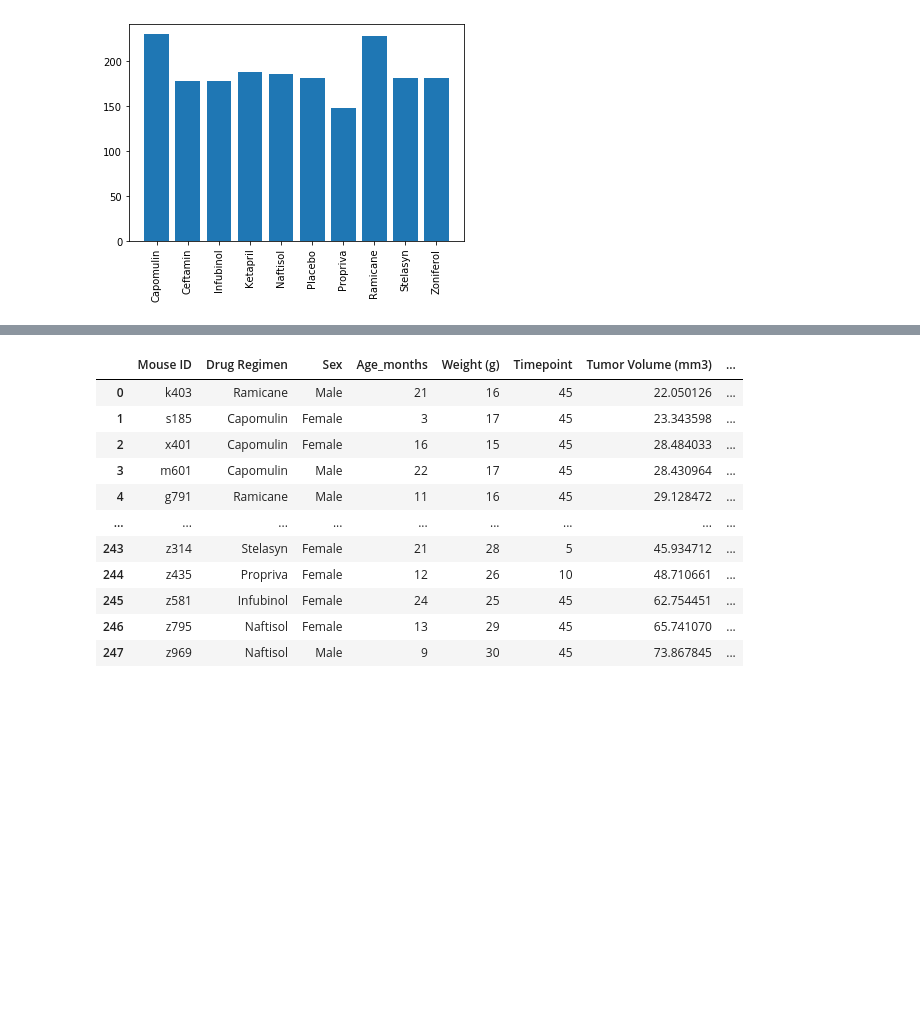
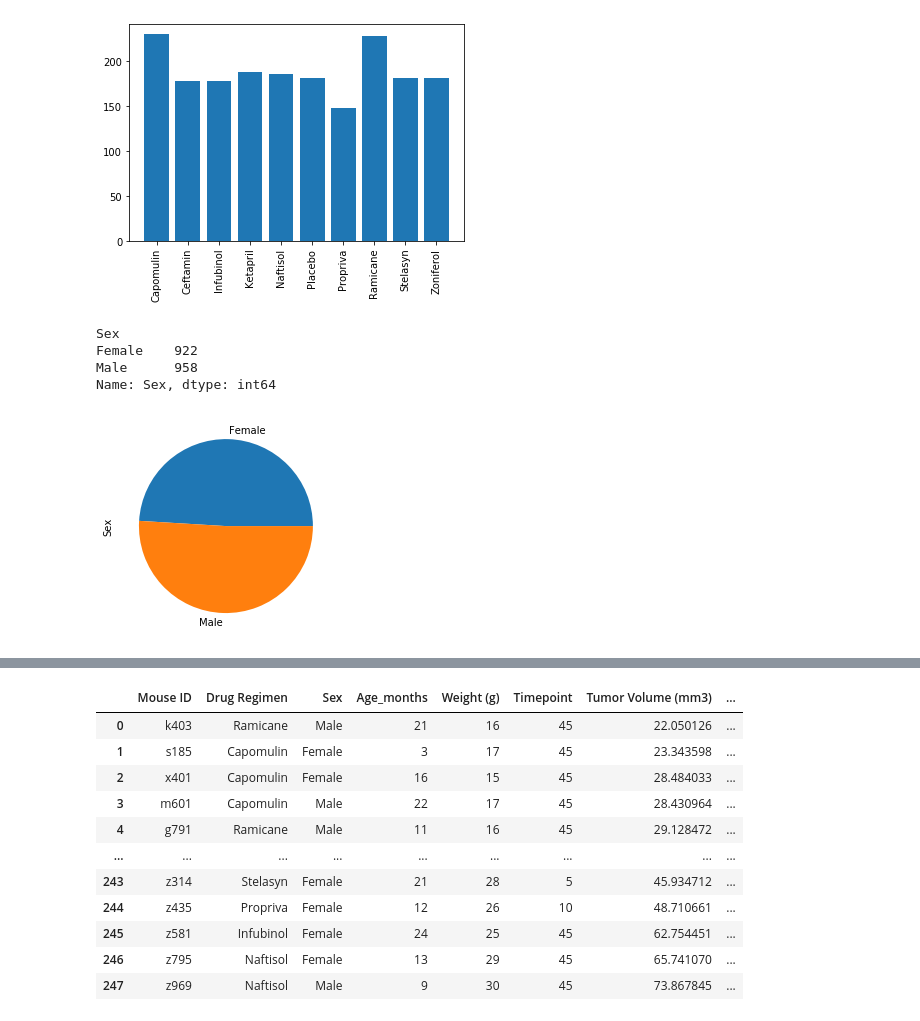
Before and after one commit to LineaFuller/Matplotlib-Challenge, a Jupyter notebook: Pymarceuticals.ipynb, the cells around one changed output, grey strips where cells are left out. Cells and saved outputs as stored; diff of their text form; code cells hidden in the pictures; blank space fills up the shorter version.

Commit message:
pie charts

```diff
--- a/Pymarceuticals.ipynb
+++ b/Pymarceuticals.ipynb
@@ -156,0 +155,15 @@ plt.show()
+# %%
+# Pie Charts
+
+# Male versus Female
+Sex_df = clean_data.groupby(['Sex'])['Sex'].count()
+
+# Pandas Pie Chart
+
+sex_pie_chart = Sex_df.plot.pie()
+# %% [output]
+Sex
+Female    922
+Male      958
+Name: Sex, dtype: int64
+[figure, added]
```
Also changed, not shown: parts of 4 cells of this notebook.
